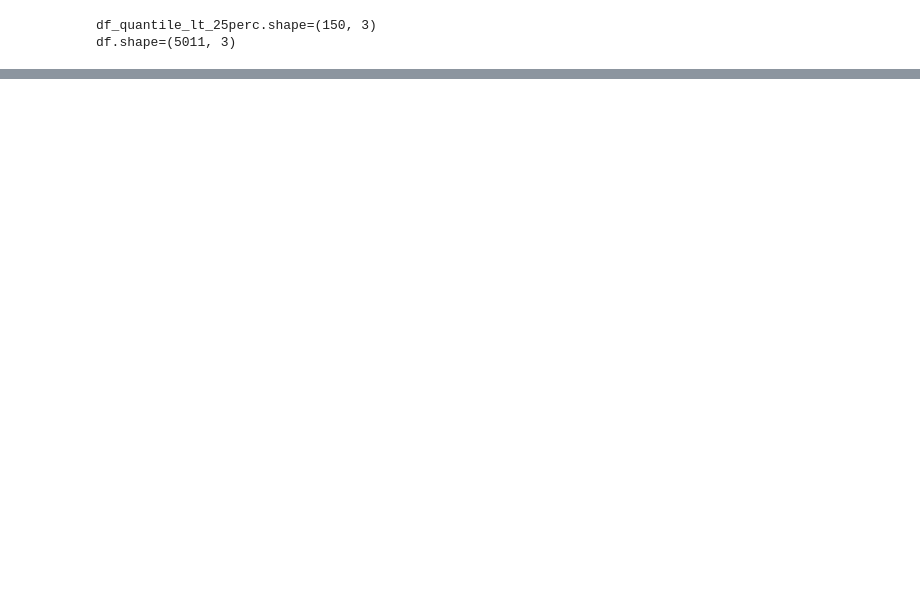
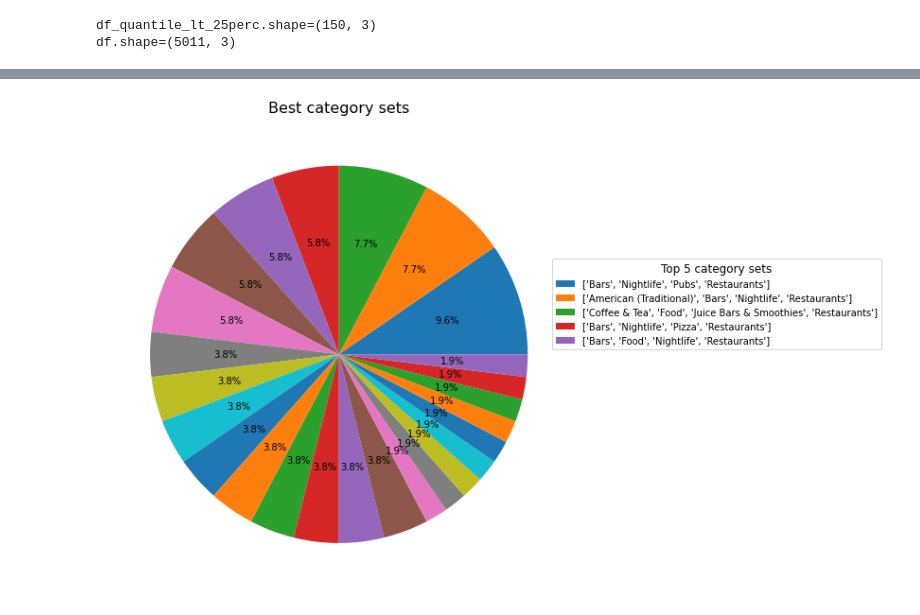
Before and after one commit to askador/data-mining-in-cybersecurity, a Jupyter notebook: data_analysis/quick_data_review/lowest_ratings.ipynb, the cells around one changed output, grey strips where cells are left out. Saved outputs shown, nothing was run; the diff lists cells and outputs as text; code cells hidden in the pictures; blank space fills up the shorter version.

```diff
--- a/data_analysis/quick_data_review/lowest_ratings.ipynb
+++ b/data_analysis/quick_data_review/lowest_ratings.ipynb
@@ -52,0 +193,3 @@ df_quantile_lt_25perc[df_quantile_lt_25perc['categories'].str.contains('Urologis
+# %%
+best_category_set_appearances_df = count_categories_appearances(best_category_sets_df)
+best_category_set_appearances_df = best_category_set_appearances_df.sort_values('appearances', ascending=False)
@@ -52,0 +210,11 @@ df_quantile_lt_25perc[df_quantile_lt_25perc['categories'].str.contains('Urologis
+# %%
+labels = best_category_set_appearances_df['categories'].to_list()[:5]
+x = best_category_set_appearances_df['appearances'].iloc[:25]
+
+plt.figure(figsize=(9, 9), dpi=72)
+plt.pie(x=x, autopct='%.1f%%')
+plt.gca().set_title('Best category sets', fontsize=16)
+plt.legend(title='Top 5 category sets', labels=labels, loc='lower center', bbox_to_anchor=(1.3, 0.5), title_fontsize=12)
+plt.show()
+# %% [output]
+[figure, added]
```
Also changed, not shown: parts of 52 cells of this notebook.
